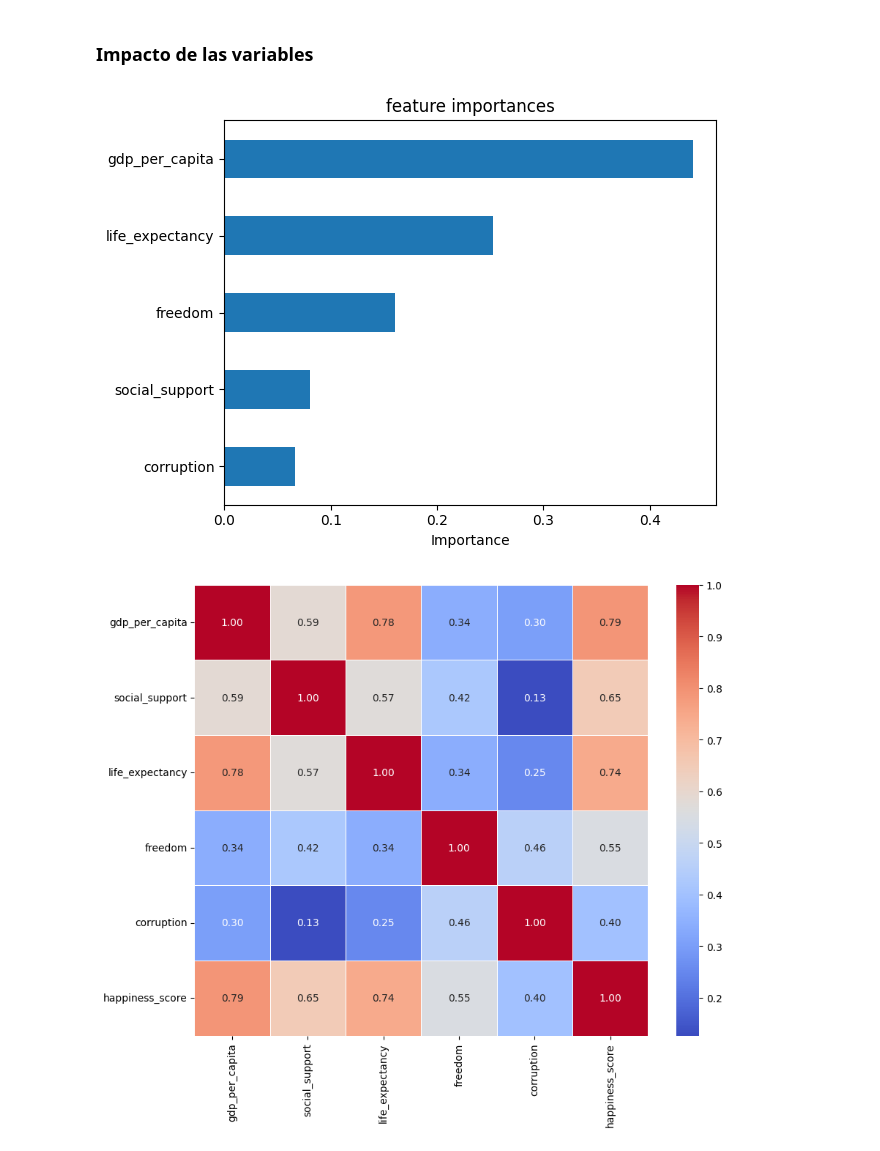
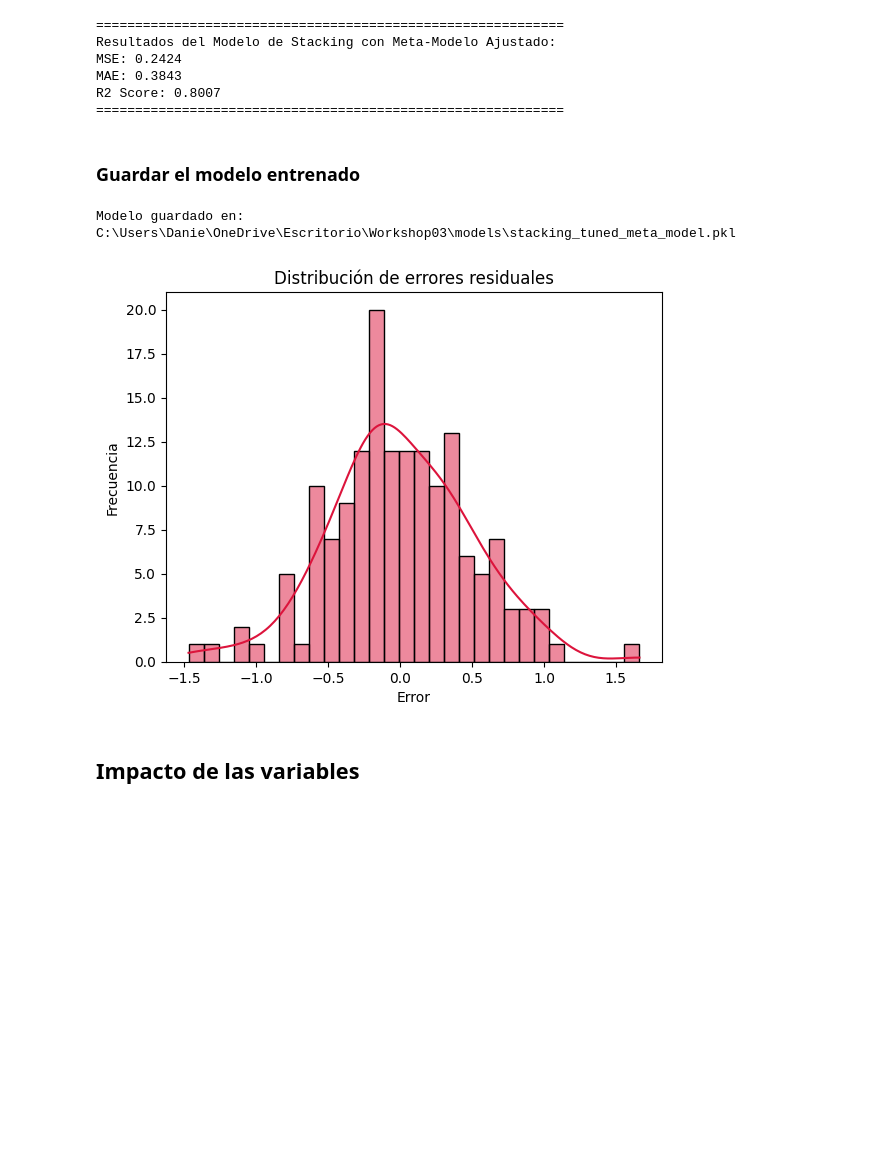
Before and after one commit to dcontreras1/workshop003, a Jupyter notebook: Notebooks/modeltraining.ipynb, the cells around one changed output. Drawn from its saved outputs; the diff is of its cells as text; code cells hidden in the pictures; blank space fills up the shorter version.

Commit message:
model training update

```diff
--- a/Notebooks/modeltraining.ipynb
+++ b/Notebooks/modeltraining.ipynb
@@ -81,0 +63,6 @@ Modelo guardado en: C:\Users\Danie\OneDrive\Escritorio\Workshop03\models\random_
+# %%
+linear_regression = LinearRegression()
+ridge_regression = Ridge(random_state=42)
+random_forest = RandomForestRegressor(n_estimators=400, max_depth=10, random_state=42, n_jobs=-1)
+gradient_boosting = GradientBoostingRegressor(n_estimators=400, learning_rate=0.015, max_depth=4, subsample=0.8, random_state=42)
+xgboost_model = xgb.XGBRegressor(objective='reg:squarederror', n_estimators=400, learning_rate=0.025, max_depth=5, subsample=0.8, colsample_bytree=0.8, random_state=42, n_jobs=-1)
@@ -81,0 +87,15 @@ Modelo guardado en: C:\Users\Danie\OneDrive\Escritorio\Workshop03\models\random_
+# %%
+stacking_model = StackingRegressor(
+    estimators=[
+        ('lr', linear_regression),
+        ('ridge', ridge_regression),
+        ('rf', random_forest),
+        ('gb', gradient_boosting),
+        ('xgb', xgboost_model)
+    ],
+    final_estimator=grid_search_meta,
+    cv=5
+)
+
+print("Entrenando modelo de stacking con búsqueda de hiperparámetros...")
+stacking_model.fit(X_train_scaled, y_train)
@@ -82,18 +121,43 @@ Modelo guardado en: C:\Users\Danie\OneDrive\Escritorio\Workshop03\models\random_
+# %%
+y_pred_stacking = stacking_model.predict(X_test_scaled)
+
+mse = mean_squared_error(y_test, y_pred_stacking)
+mae = mean_absolute_error(y_test, y_pred_stacking)
+r2 = r2_score(y_test, y_pred_stacking)
+
+print("="*60)
+print("Resultados del Modelo de Stacking con Meta-Modelo Ajustado:")
+print(f"MSE: {mse:.4f}")
+print(f"MAE: {mae:.4f}")
+print(f"R2 Score: {r2:.4f}")
+print("="*60)
+# %% [output]
+============================================================
+Resultados del Modelo de Stacking con Meta-Modelo Ajustado:
+MSE: 0.2424
+MAE: 0.3843
+R2 Score: 0.8007
+============================================================
+# %% [markdown]
+### Guardar el modelo entrenado
+# %%
+model_dir = r"C:\Users\Danie\OneDrive\Escritorio\Workshop03\models"
+if not os.path.exists(model_dir):
+    os.makedirs(model_dir)
+
+model_path = os.path.join(model_dir, "stacking_tuned_meta_model.pkl")
+joblib.dump(stacking_model, model_path)
+print(f"Modelo guardado en: {model_path}")
+# %% [output]
+Modelo guardado en: C:\Users\Danie\OneDrive\Escritorio\Workshop03\models\stacking_tuned_meta_model.pkl
+# %%
+residuals = y_test - y_pred_stacking
+sns.histplot(residuals, bins=30, kde=True, color="crimson")
+plt.title("Distribución de errores residuales")
+plt.xlabel("Error")
+plt.ylabel("Frecuencia")
+plt.show()
+# %% [output]
+[figure, added]
 # %% [markdown]
-### Impacto de las variables
+## Impacto de las variables
-# %%
-importances = pd.Series(model.feature_importances_, index=features)
-importances.sort_values().plot(kind='barh', title="feature importances")
-plt.xlabel("Importance")
-plt.tight_layout()
-plt.show()
-# %% [output]
-[figure, removed]
-# %%
-corr_matrix = df[features + [target]].corr()
-
-plt.figure(figsize=(10, 8))
-sns.heatmap(corr_matrix, annot=True, cmap='coolwarm', fmt='.2f', linewidths=0.5)
-plt.show()
-# %% [output]
-[figure, removed]
```
Also changed, not shown: parts of 22 cells of this notebook.
